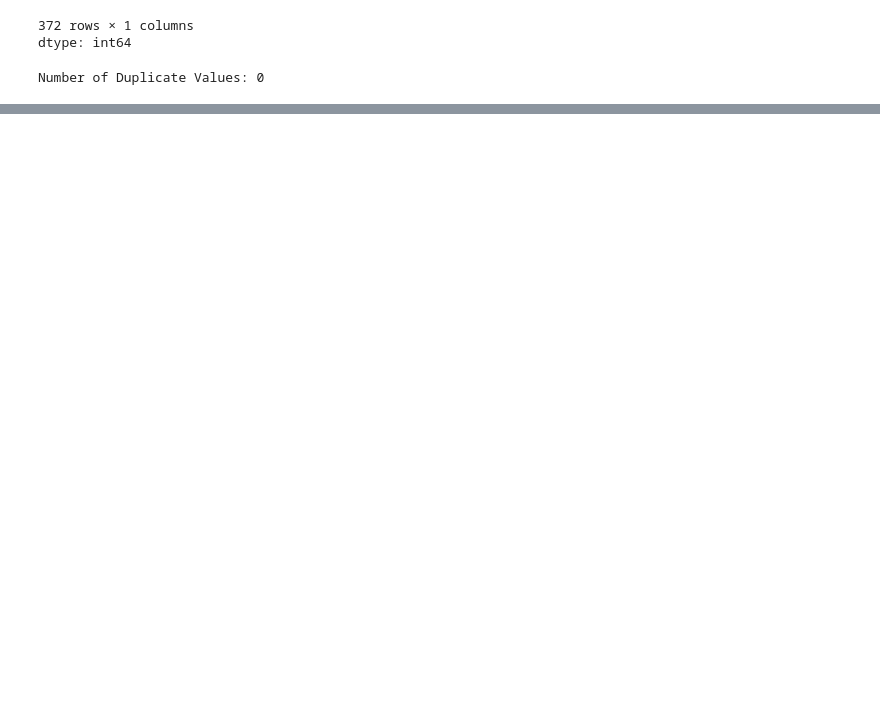
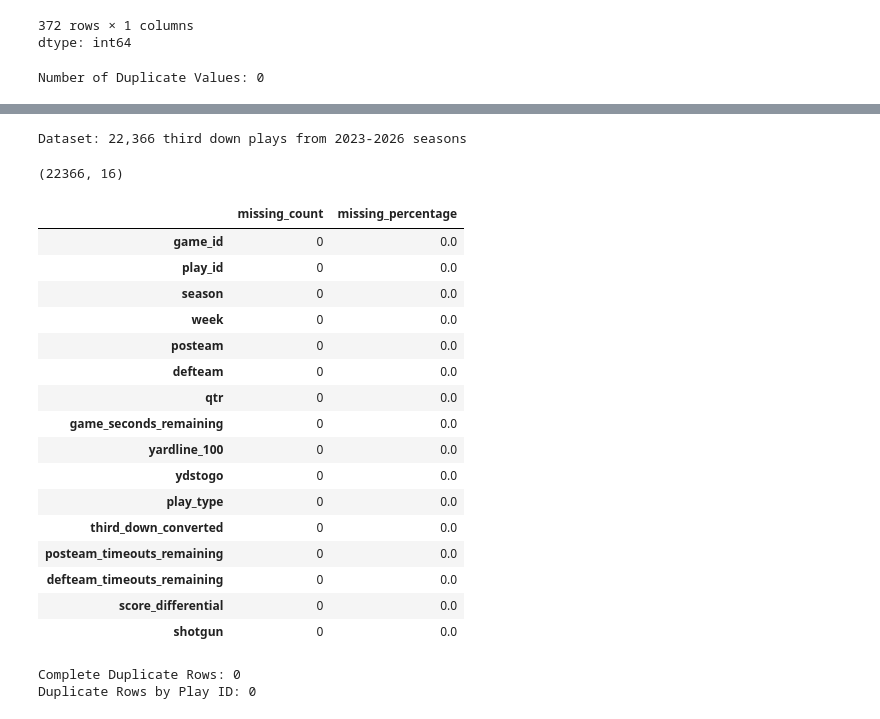
Before and after one commit to anthonyfeaster/USD-AAI-500-Final-Project, a Jupyter notebook: notebooks/01_initial_eda.ipynb, the cells around one changed output, grey strips where cells are left out. Saved outputs shown, nothing was run; the diff lists cells and outputs as text; code cells hidden in the pictures; blank space fills up the shorter version.

```diff
--- a/notebooks/01_initial_eda.ipynb
+++ b/notebooks/01_initial_eda.ipynb
@@ -82,0 +156,68 @@ Number of Duplicate Values: 0
+# %%
+# Keeping regular season third down attempts. This removes QB kneels, no_play, field goal attempts that were not intended to convert the third down.
+third_down_analysis = third_down[
+    (third_down['season_type'] == 'REG') &
+    (third_down['play_type'].isin (['run','pass'])) &
+    (third_down['third_down_converted'].notna())
+].copy()
+
+print(f"Dataset: {third_down_analysis.shape[0]:,} third down plays from 2023-2026 seasons\n")
+# %% [output]
+Dataset: 22,366 third down plays from 2023-2026 seasons
+# %%
+analysis_columns = [
+    "game_id",
+    "play_id",
+    "season",
+    "week",
+    "posteam",
+    "defteam",
+    "qtr",
+    "game_seconds_remaining",
+    "yardline_100",
+    "ydstogo",
+    "play_type",
+    "third_down_converted",
+    "posteam_timeouts_remaining",
+    "defteam_timeouts_remaining",
+    "score_differential",
+    "shotgun"
+]
+eda_df = third_down_analysis[analysis_columns].copy()
+eda_df.shape
+# %% [output]
+(22366, 16)
+# %%
+# Looking for missing values in the selected analysis variables
+
+missing_values = pd.DataFrame({
+    "missing_count": eda_df.isna().sum(),
+    "missing_percentage": eda_df.isna().mean() * 100
+})
+
+missing_values.sort_values(by="missing_percentage", ascending=False)
+missing_values
+# %% [output]
+|  | missing_count | missing_percentage |
+| game_id | 0 | 0.0 |
+| play_id | 0 | 0.0 |
+| season | 0 | 0.0 |
+| week | 0 | 0.0 |
+| posteam | 0 | 0.0 |
+| defteam | 0 | 0.0 |
+| qtr | 0 | 0.0 |
+| game_seconds_remaining | 0 | 0.0 |
+| yardline_100 | 0 | 0.0 |
+| ydstogo | 0 | 0.0 |
+| play_type | 0 | 0.0 |
+| third_down_converted | 0 | 0.0 |
+| posteam_timeouts_remaining | 0 | 0.0 |
+| defteam_timeouts_remaining | 0 | 0.0 |
+| score_differential | 0 | 0.0 |
+| shotgun | 0 | 0.0 |
+# %%
+print("Complete Duplicate Rows:", eda_df.duplicated().sum())
+print("Duplicate Rows by Play ID:", eda_df.duplicated(subset=["game_id", "play_id"]).sum())
+# %% [output]
+Complete Duplicate Rows: 0
+Duplicate Rows by Play ID: 0
```
Also changed, not shown: parts of 15 cells of this notebook.
